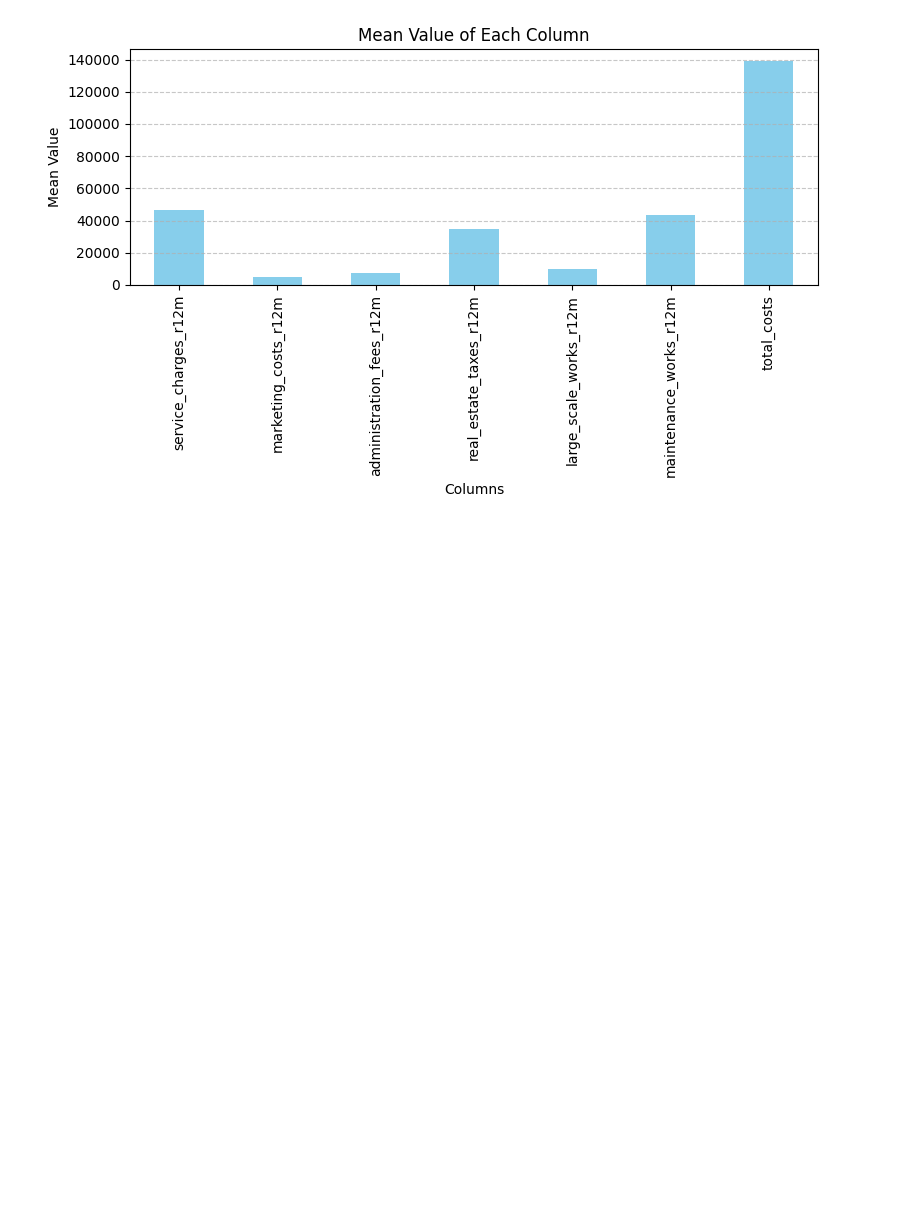
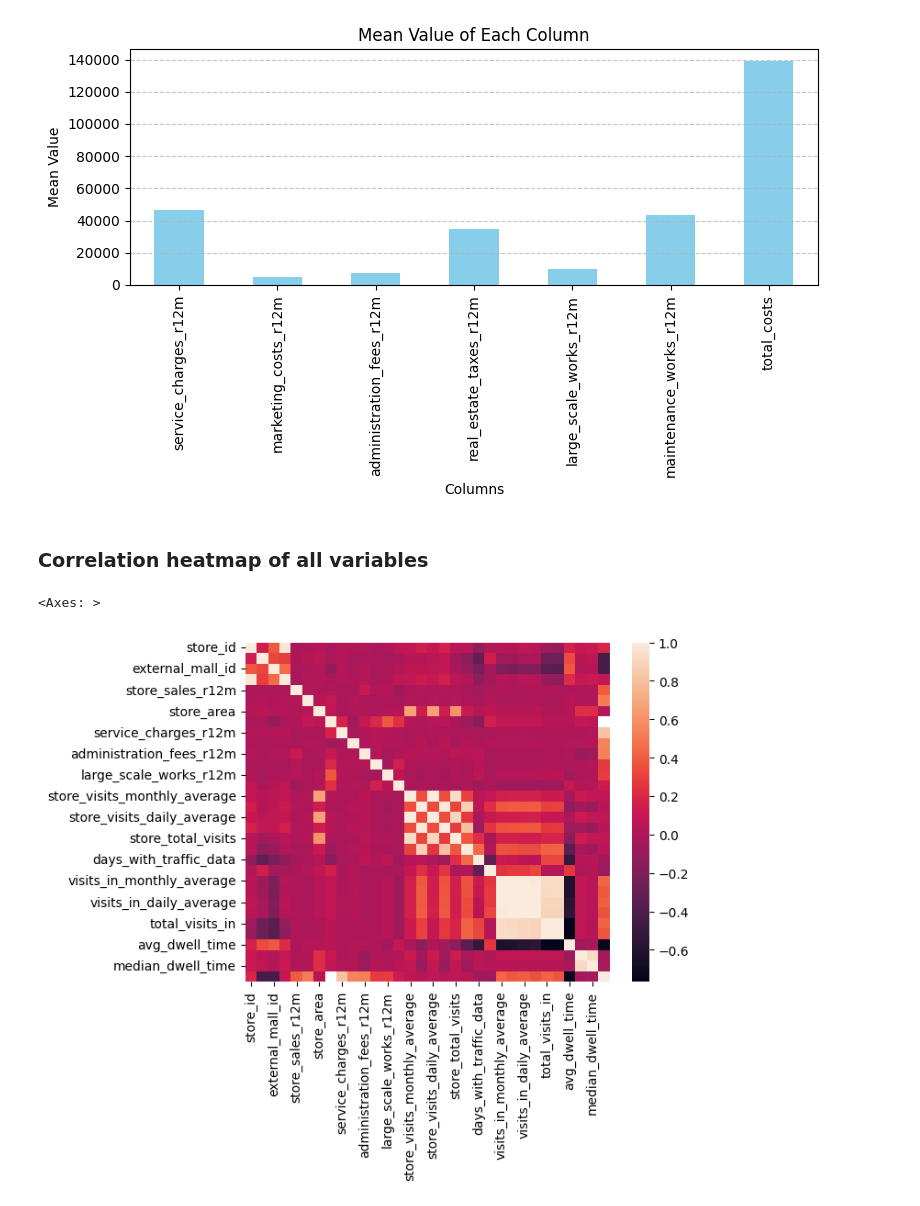
Before and after one commit to tesscln/URW_datachallenge, a Jupyter notebook: notebooks/merge_tess_2nd_dataset.ipynb, the cells around one changed output. Saved outputs shown, nothing was run; the diff lists cells and outputs as text; code cells hidden in the pictures; blank space fills up the shorter version.

```diff
--- a/notebooks/merge_tess_2nd_dataset.ipynb
+++ b/notebooks/merge_tess_2nd_dataset.ipynb
@@ -107,3 +107,12 @@ plt.tight_layout()  # Adjust layout to avoid clipping
 plt.show()
 # %% [output]
 [figure]
+# %% [markdown]
+### Correlation heatmap of all variables
+# %%
+numerical_df = df.select_dtypes(include=[np.number])
+# %%
+sns.heatmap(numerical_df.corr())
+# %% [output]
+<Axes: >
+[figure, added]
```
Also changed, not shown: parts of 14 cells of this notebook.
